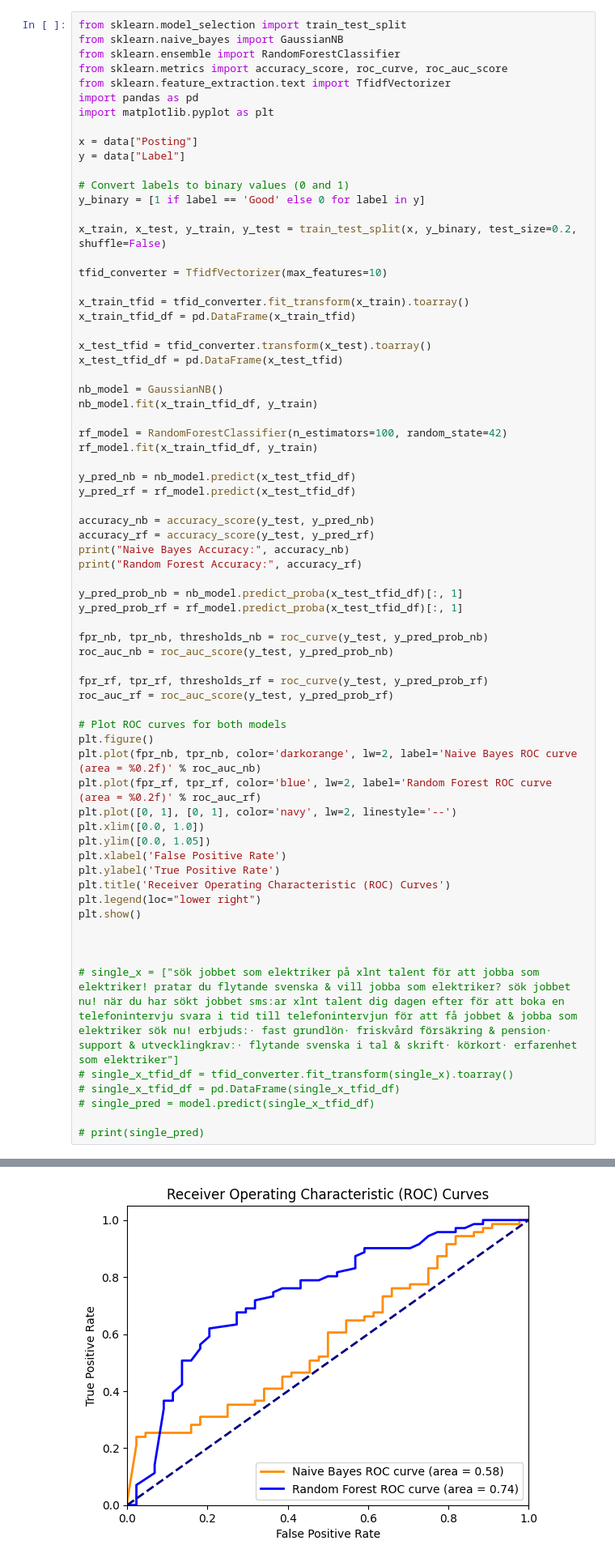
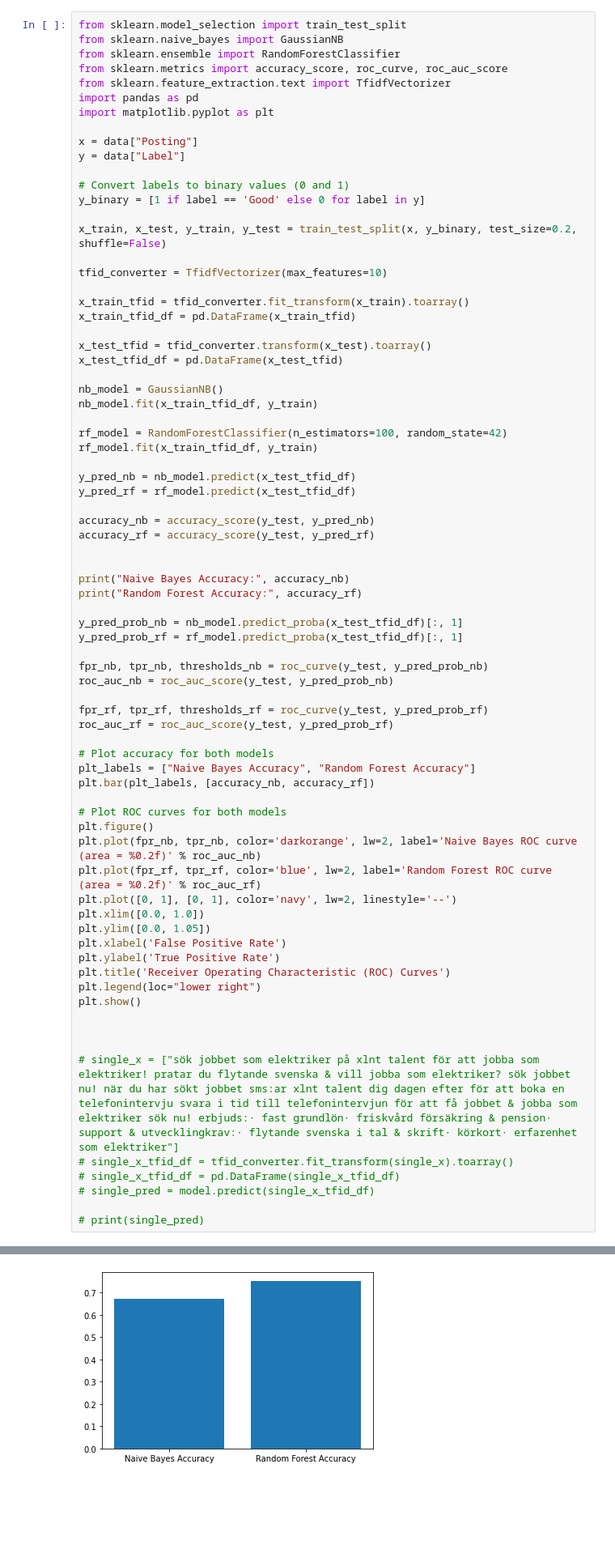
Before and after one commit to Balkongen/JobPostingClassifier, a Jupyter notebook: model.ipynb, the cells around one changed output, grey strips where cells are left out. Shown at 81% size. Drawn from its saved outputs; the diff is of its cells as text; blank space fills up the shorter version.

```diff
--- a/model.ipynb
+++ b/model.ipynb
@@ -62,6 +62,8 @@ y_pred_rf = rf_model.predict(x_test_tfid_df)
 
 accuracy_nb = accuracy_score(y_test, y_pred_nb)
 accuracy_rf = accuracy_score(y_test, y_pred_rf)
+
+
 print("Naive Bayes Accuracy:", accuracy_nb)
 print("Random Forest Accuracy:", accuracy_rf)
 
@@ -73,6 +75,10 @@ roc_auc_nb = roc_auc_score(y_test, y_pred_prob_nb)
 
 fpr_rf, tpr_rf, thresholds_rf = roc_curve(y_test, y_pred_prob_rf)
 roc_auc_rf = roc_auc_score(y_test, y_pred_prob_rf)
+
+# Plot accuracy for both models
+plt_labels = ["Naive Bayes Accuracy", "Random Forest Accuracy"]
+plt.bar(plt_labels, [accuracy_nb, accuracy_rf])
 
 # Plot ROC curves for both models
 plt.figure()
@@ -101 +107 @@ Random Forest Accuracy: 0.6956521739130435
-[figure, old version]
+[figure, new version]
```
Also changed, not shown: parts of 2 cells of this notebook, 1 other file.
